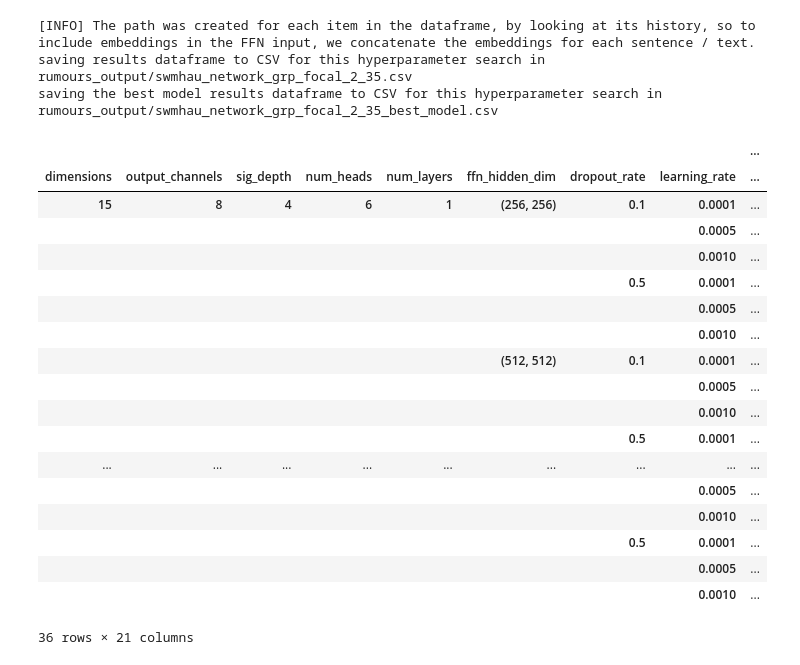
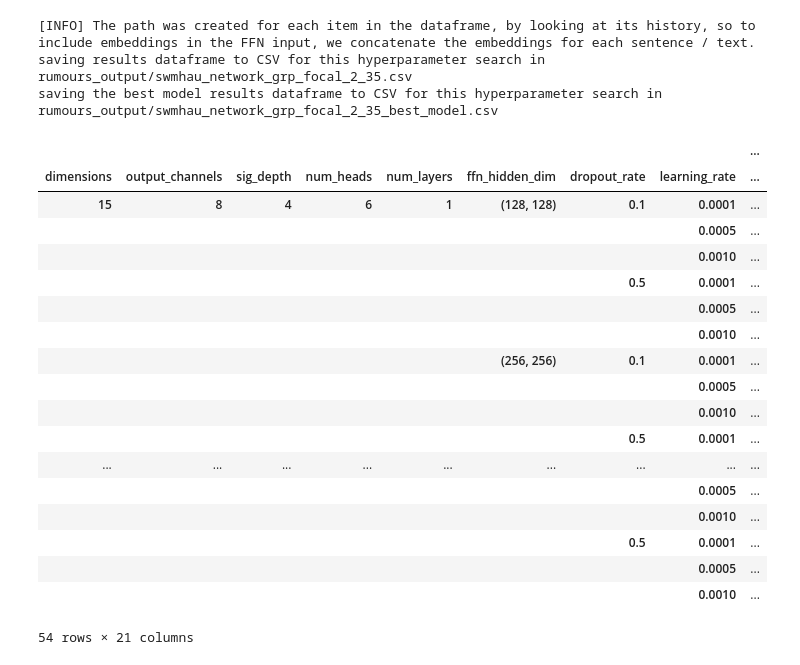
Before and after one commit to ttseriotou/sig-networks, a Jupyter notebook: notebooks/Rumours/rumours-swmhau-masked.ipynb, the cells around one changed output. Cells and saved outputs as stored; diff of their text form; code cells hidden in the pictures.

```diff
--- a/notebooks/Rumours/rumours-swmhau-masked.ipynb
+++ b/notebooks/Rumours/rumours-swmhau-masked.ipynb
@@ -43,11 +42,10 @@ add_time_in_path = True
 # %%
 num_epochs = 100
-embedding_dim = 384
-dimensions = [15]  # [50, 15]
+dimensions = [15] # [50, 15]
 # define swmhau parameters: (output_channels, sig_depth, num_heads)
 swmhau_parameters = [(12, 3, 10), (8, 4, 6), (8, 4, 12)]
 num_layers = [1]
-ffn_hidden_dim_sizes = [[256, 256], [512, 512]]
+ffn_hidden_dim_sizes = [[128,128],[256,256],[512,512]]
 dropout_rates = [0.5, 0.1]
 learning_rates = [1e-3, 1e-4, 5e-4]
 seeds = [1, 12, 123]
@@ -55,11 +53,9 @@ loss = "focal"
 gamma = 2
 validation_metric = "f1"
 patience = 5
-split_indices = (
-    df_rumours[df_rumours["set"] == "train"].index,
-    df_rumours[df_rumours["set"] == "dev"].index,
-    df_rumours[df_rumours["set"] == "test"].index,
-)
+split_indices = (df_rumours[df_rumours['set']=='train'].index,
+                 df_rumours[df_rumours['set']=='dev'].index,
+                 df_rumours[df_rumours['set']=='test'].index)
 # %% [markdown]
 ## UMAP
 # %%
@@ -210,19 +192,13 @@ array([0.5051609 , 0.74333333])
 ## Random Projections
 # %%
 size = 35
-(
-    swmhau_network_grp,
-    best_swmhau_network_grp,
-    _,
-    __,
-) = swmhau_network_hyperparameter_search(
+swmhau_network_grp, best_swmhau_network_grp, _, __ = swmhau_network_hyperparameter_search(
     num_epochs=num_epochs,
     df=df_rumours,
     id_column="timeline_id",
     label_column="label",
     embeddings=sbert_embeddings,
     y_data=y_data,
-    embedding_dim=embedding_dim,
     output_dim=output_dim,
     history_lengths=[size],
     dim_reduce_methods=["gaussian_random_projection"],
@@ -241,11 +217,11 @@ size = 35
     k_fold=False,
     features=features,
     standardise_method=standardise_method,
-    add_time_in_path=add_time_in_path,
+    include_features_in_path=include_features_in_path,
     patience=patience,
     validation_metric=validation_metric,
     results_output=f"{output_dir}/swmhau_network_grp_focal_{gamma}_{size}.csv",
-    verbose=False,
+    verbose=False
 )
 # %% [output]
 ##################################################
@@ -271,28 +247,24 @@ dimension: 15 | method: gaussian_random_projection
 saving results dataframe to CSV for this hyperparameter search in rumours_output/swmhau_network_grp_focal_2_35.csv
 saving the best model results dataframe to CSV for this hyperparameter search in rumours_output/swmhau_network_grp_focal_2_35_best_model.csv
 # %%
-swmhau_network_grp.groupby(
-    [
-        "dimensions",
-        "output_channels",
-        "sig_depth",
-        "num_heads",
-        "num_layers",
-        "ffn_hidden_dim",
-        "dropout_rate",
-        "learning_rate",
-    ]
-).mean()
+swmhau_network_grp.groupby(["dimensions",
+                            "output_channels",
+                            "sig_depth",
+                            "num_heads",
+                            "num_layers",
+                            "ffn_hidden_dim",
+                            "dropout_rate",
+                            "learning_rate"]).mean()
 # %% [output]
 |  |  |  |  |  |  |  |  | ... |
 | dimensions | output_channels | sig_depth | num_heads | num_layers | ffn_hidden_dim | dropout_rate | learning_rate | ... |
-| 15 | 8 | 4 | 6 | 1 | (256, 256) | 0.1 | 0.0001 | ... |
+| 15 | 8 | 4 | 6 | 1 | (128, 128) | 0.1 | 0.0001 | ... |
 |  |  |  |  |  |  |  | 0.0005 | ... |
 |  |  |  |  |  |  |  | 0.0010 | ... |
 |  |  |  |  |  |  | 0.5 | 0.0001 | ... |
 |  |  |  |  |  |  |  | 0.0005 | ... |
 |  |  |  |  |  |  |  | 0.0010 | ... |
-|  |  |  |  |  | (512, 512) | 0.1 | 0.0001 | ... |
+|  |  |  |  |  | (256, 256) | 0.1 | 0.0001 | ... |
 |  |  |  |  |  |  |  | 0.0005 | ... |
 |  |  |  |  |  |  |  | 0.0010 | ... |
 |  |  |  |  |  |  | 0.5 | 0.0001 | ... |
@@ -302,7 +274,7 @@ swmhau_network_grp.groupby(
 |  |  |  |  |  |  | 0.5 | 0.0001 | ... |
 |  |  |  |  |  |  |  | 0.0005 | ... |
 |  |  |  |  |  |  |  | 0.0010 | ... |
-36 rows × 21 columns
+54 rows × 21 columns
 # %%
 best_swmhau_network_grp
 # %% [output]
```
Also changed, not shown: parts of 21 cells of this notebook, 28 other files.
